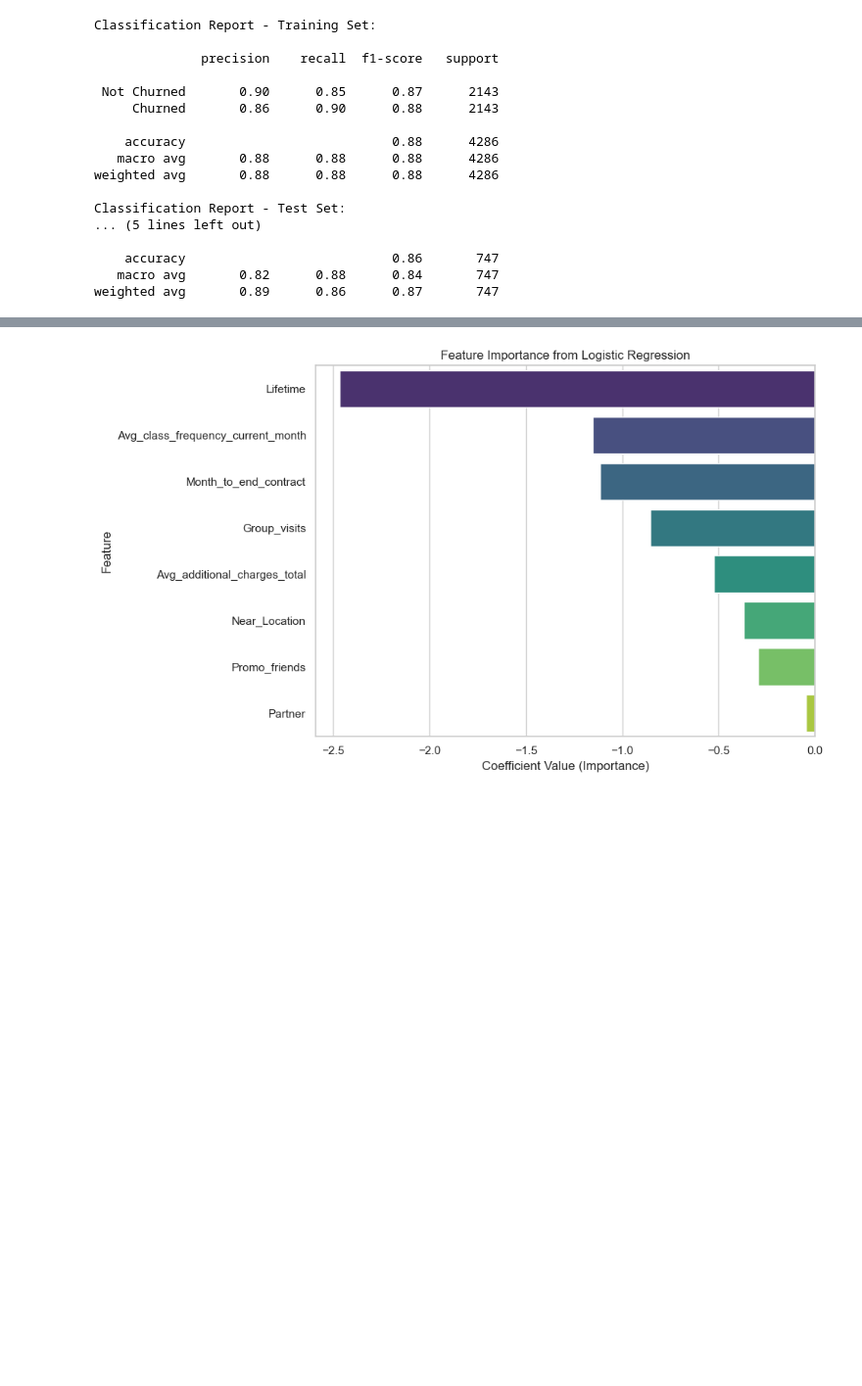
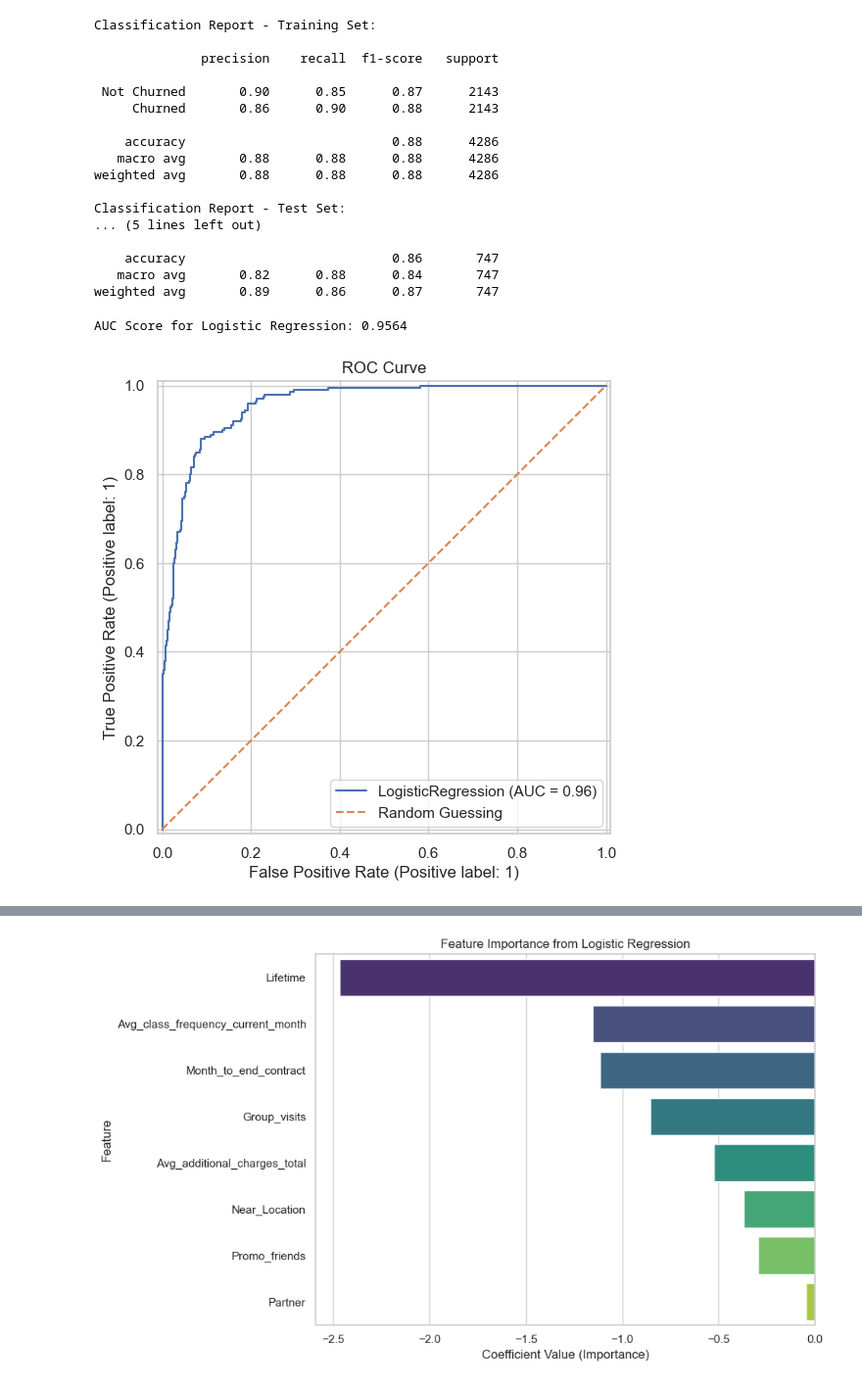
Before and after one commit to LEAN-96/Gym-Retention-Prediction, a Jupyter notebook: notebooks/gym_retention_prediction.ipynb, the cells around one changed output, grey strips where cells are left out. Shown at 98% size. Drawn from its saved outputs; the diff is of its cells as text; code cells hidden in the pictures; blank space fills up the shorter version.

Commit message:
Added ROC-AUC
Added AUC-Score as Evaluation Metric

```diff
--- a/notebooks/gym_retention_prediction.ipynb
+++ b/notebooks/gym_retention_prediction.ipynb
@@ -1240,3 +1239,23 @@ Classification Report - Test Set:
     accuracy                           0.86       747
    macro avg       0.82      0.88      0.84       747
 weighted avg       0.89      0.86      0.87       747
+# %%
+from sklearn.metrics import roc_auc_score, RocCurveDisplay
+
+# Generate predicted probabilities for the positive class
+y_test_pred_proba = logreg.predict_proba(X_test)[:, 1]
+
+# Calculate the AUC score
+auc_score = roc_auc_score(y_test, y_test_pred_proba)
+print(f"AUC Score for Logistic Regression: {auc_score:.4f}")
+
+# Plot the ROC curve
+fig, ax = plt.subplots(figsize=(8, 6))
+RocCurveDisplay.from_estimator(logreg, X_test, y_test, ax=ax)
+ax.plot([0, 1], [0, 1], '--', label='Random Guessing')
+ax.set_title('ROC Curve')
+ax.legend()
+plt.show()
+# %% [output]
+AUC Score for Logistic Regression: 0.9564
+[figure, added]
```
Also changed, not shown: parts of 13 cells of this notebook.
